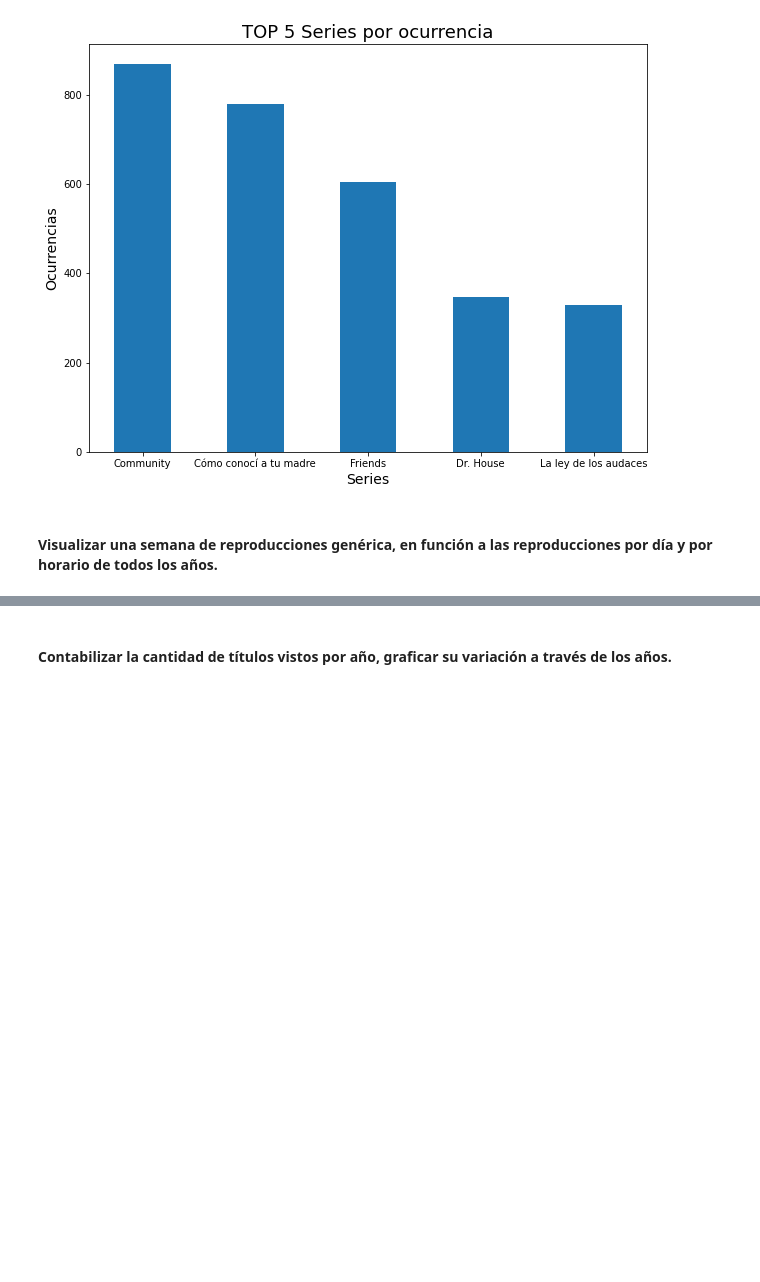
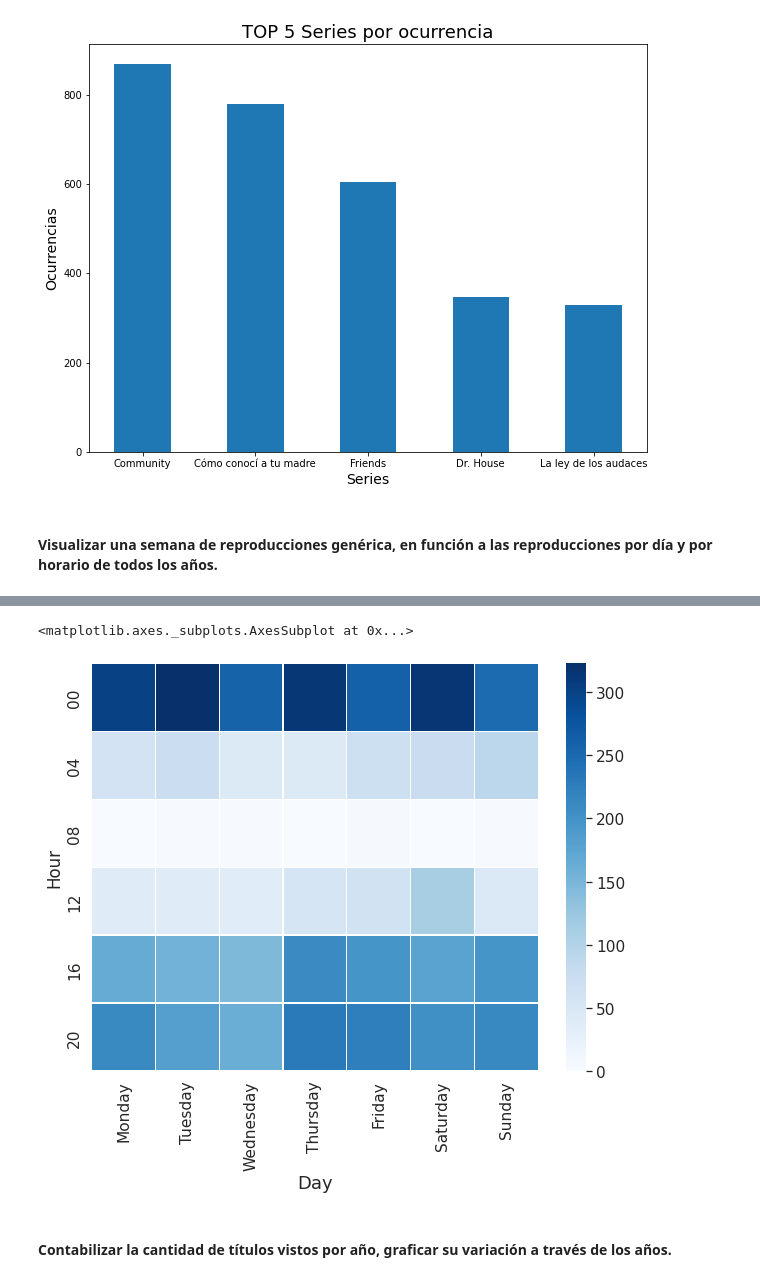
Before and after one commit to dangoldmann/TP-Netflix, a Jupyter notebook: TP_Netflix.ipynb, the cells around one changed output, grey strips where cells are left out. Saved outputs shown, nothing was run; the diff lists cells and outputs as text; code cells hidden in the pictures; blank space fills up the shorter version.

```diff
--- a/TP_Netflix.ipynb
+++ b/TP_Netflix.ipynb
@@ -225,0 +268,4 @@ df["Year"] = df["Start Time"].apply(definirAño)
+# %%
+df_graf = pd.DataFrame({}, columns=["Hour", "Monday", "Tuesday", "Wednesday", "Thursday", "Friday", "Saturday", "Sunday"])
+df_graf["Hour"] = ["00", "04", "08", "12", "16", "20"]
+df_graf = df_graf.set_index(["Hour"])
@@ -225,0 +274,24 @@ df["Year"] = df["Start Time"].apply(definirAño)
+# %%
+rango_horario = {
+    "00":"03",
+    "04":"07",
+    "08":"11",
+    "12":"15",
+    "16":"19",
+    "20":"23"
+}
+
+dias = ["Monday", "Tuesday", "Wednesday", "Thursday", "Friday", "Saturday", "Sunday"]
+
+for dia in dias:
+  data = df.groupby(["Title", "Day", "Hour"]).size().reset_index()
+  data = data[data["Day"] == dia]
+
+  prom_dia = []
+
+  for h in rango_horario:
+    filtered_data = data[data["Hour"].between(h, rango_horario[h])]
+    prom_dia.append(len(filtered_data))
+
+  df_graf[dia] = prom_dia
+print(df_graf)
@@ -226,3 +320,12 @@ df["Year"] = df["Start Time"].apply(definirAño)
+# %%
+fig = plt.figure(figsize = (10, 7.5))
+sns.set(font_scale=1.4)
+s = sns.heatmap(df_graf, cmap = "Blues", linewidths=0.1)
+s.set_xlabel("Day", fontSize = 18)
+s
+# %% [output]
+<matplotlib.axes._subplots.AxesSubplot at 0x...>
+[figure, added]
 # %% [markdown]
 #### Contabilizar la cantidad de títulos vistos por año, graficar su variación a través de los años.
 # %% [markdown]
```
Also changed, not shown: parts of 18 cells of this notebook.
